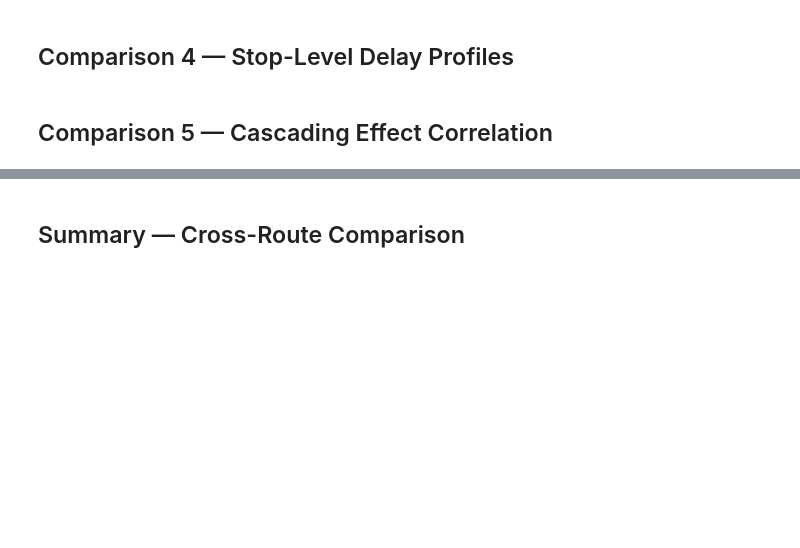
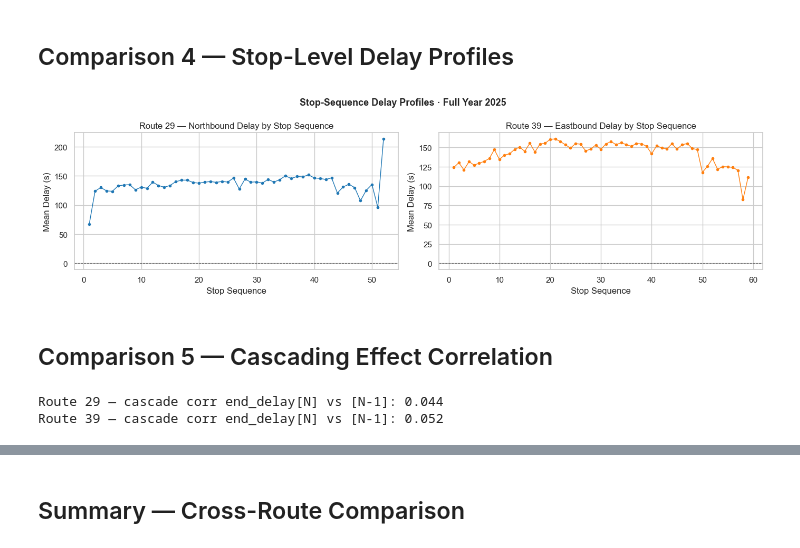
Before and after one commit to sacharavya/ttc-delay-analysis, a Jupyter notebook: notebooks/03_eda.ipynb, the cells around one changed output, grey strips where cells are left out. Cells and saved outputs as stored; diff of their text form; code cells hidden in the pictures; blank space fills up the shorter version.

```diff
--- a/notebooks/03_eda.ipynb
+++ b/notebooks/03_eda.ipynb
@@ -85,9 +162,9 @@ print("TODO C2: hourly comparison")
 ## Comparison 3 — Bunching Rate by Route
 # %%
 # ── Bunching comparison ────────────────────────────────────────────────────
-# for r in ROUTES:
-#     df = dfs[r]
-#     if 'scheduled_headway_sec' in df.columns and 'actual_headway_sec' in df.columns:
-#         bunching_rate = (df['actual_headway_sec'] < 0.5 * df['scheduled_headway_sec']).mean()
-#         print(f"Route {r} bunching rate: {bunching_rate*100:.1f}%")
-print("TODO C3: bunching comparison")
+for r in ROUTES:
+    df = dfs[r]
+    if 'scheduled_headway_sec' in df.columns and 'actual_headway_sec' in df.columns:
+        bunching_rate = (df['actual_headway_sec'] < 0.5 * df['scheduled_headway_sec']).mean()
+        print(f"Route {r} bunching rate: {bunching_rate*100:.1f}%")
+# print("TODO C3: bunching comparison")
@@ -94,27 +206,52 @@ print("TODO C3: bunching comparison")
 # %% [markdown]
 ## Comparison 4 — Stop-Level Delay Profiles
 # %%
-# ── Stop-sequence delay profiles (NB direction only for clarity) ──────────
-# delay_col = 'delay_sec'
-# for r in ROUTES:
-#     nb = dfs[r][dfs[r]['direction'] == 'Northbound']
-#     s  = nb.groupby('stop_sequence')[delay_col].mean()
-#     plt.plot(s.index, s.values, color=COLORS[r], label=f'Route {r}', marker='.')
-# plt.xlabel('Stop Sequence'); plt.ylabel('Mean Delay (s)')
-# plt.title('Northbound Delay by Stop Sequence')
-# plt.legend(); plt.tight_layout(); plt.show()
-print("TODO C4: stop-sequence comparison")
+# ── Stop-sequence delay profiles ───────────────────────────────────────────
+delay_col = 'delay_sec'
+
+# Direction labels per route for filtering
+DIR_LABEL = {'29': 'Northbound', '39': 'Eastbound'}
+
+fig, axes = plt.subplots(1, 2, figsize=(14, 4))
+
+for ax, r in zip(axes, ROUTES):
+    direction_filter = DIR_LABEL[r]
+    nb = dfs[r][dfs[r]['direction'] == direction_filter]
+    s  = nb.groupby('stop_sequence')[delay_col].mean()
+    ax.plot(s.index, s.values, color=COLORS[r], marker='.', linewidth=1)
+    ax.set_title(f'Route {r} — {direction_filter} Delay by Stop Sequence')
+    ax.set_xlabel('Stop Sequence')
+    ax.set_ylabel('Mean Delay (s)')
+    ax.axhline(0, color='black', ls='--', linewidth=0.8, alpha=0.5)
+
+plt.suptitle('Stop-Sequence Delay Profiles · Full Year 2025',
+             fontsize=13, fontweight='bold')
+plt.tight_layout()
+plt.show()
+# %% [output]
+[figure, added]
 # %% [markdown]
 ## Comparison 5 — Cascading Effect Correlation
 # %%
-# ── Previous-trip-delay correlation ────────────────────────────────────────
-# for r in ROUTES:
-#     df = dfs[r].copy()
-#     vt = (df.sort_values(['vehicle_id','timestamp'])
-#             .groupby(['vehicle_id','trip_id'])
-#             .agg(trip_start=('timestamp','min'), end_delay=(delay_col,'last'))
-#             .reset_index().sort_values(['vehicle_id','trip_start']))
-#     vt['prev'] = vt.groupby('vehicle_id')['end_delay'].shift(1)
-#     corr = vt[['end_delay','prev']].corr().iloc[0,1]
-#     print(f"Route {r} — cascade corr end_delay[N] vs [N-1]: {corr:.3f}")
-print("TODO C5: cascading correlation comparison")
+# ── Previous-trip-delay correlation (cascading effect) ─────────────────────
+delay_col = 'delay_sec'
+
+for r in ROUTES:
+    df = dfs[r].copy()
+
+    vt = (df.sort_values(['vehicle', 'timestamp'])
+            .groupby(['vehicle', 'gtfs_trip_id'])
+            .agg(
+                trip_start = ('timestamp',  'min'),
+                end_delay  = (delay_col,    'last')
+            )
+            .reset_index()
+            .sort_values(['vehicle', 'trip_start'])
+         )
+
+    vt['prev'] = vt.groupby('vehicle')['end_delay'].shift(1)
+    corr = vt[['end_delay', 'prev']].corr().iloc[0, 1]
+    print(f"Route {r} — cascade corr end_delay[N] vs [N-1]: {corr:.3f}")
+# %% [output]
+Route 29 — cascade corr end_delay[N] vs [N-1]: 0.044
+Route 39 — cascade corr end_delay[N] vs [N-1]: 0.052
```
Also changed, not shown: parts of 22 cells of this notebook, 4 other files.
